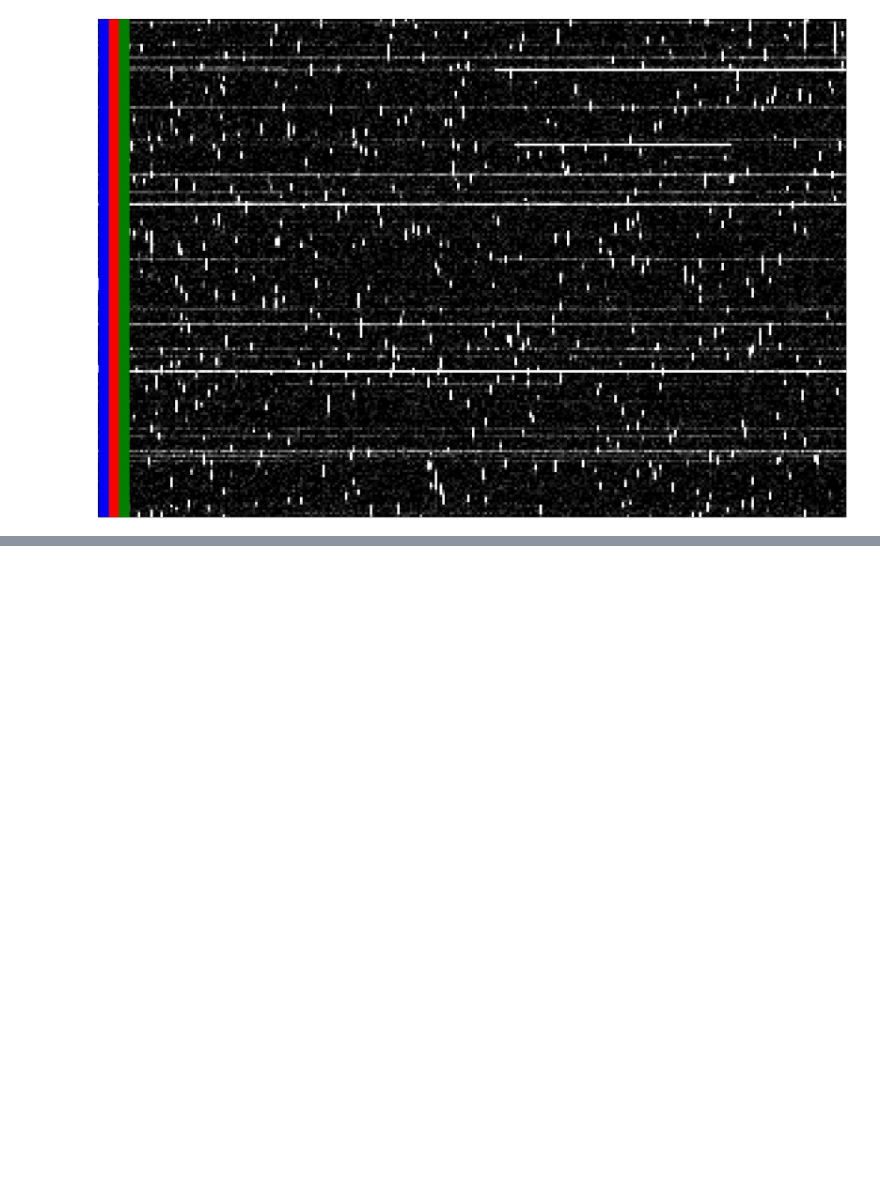
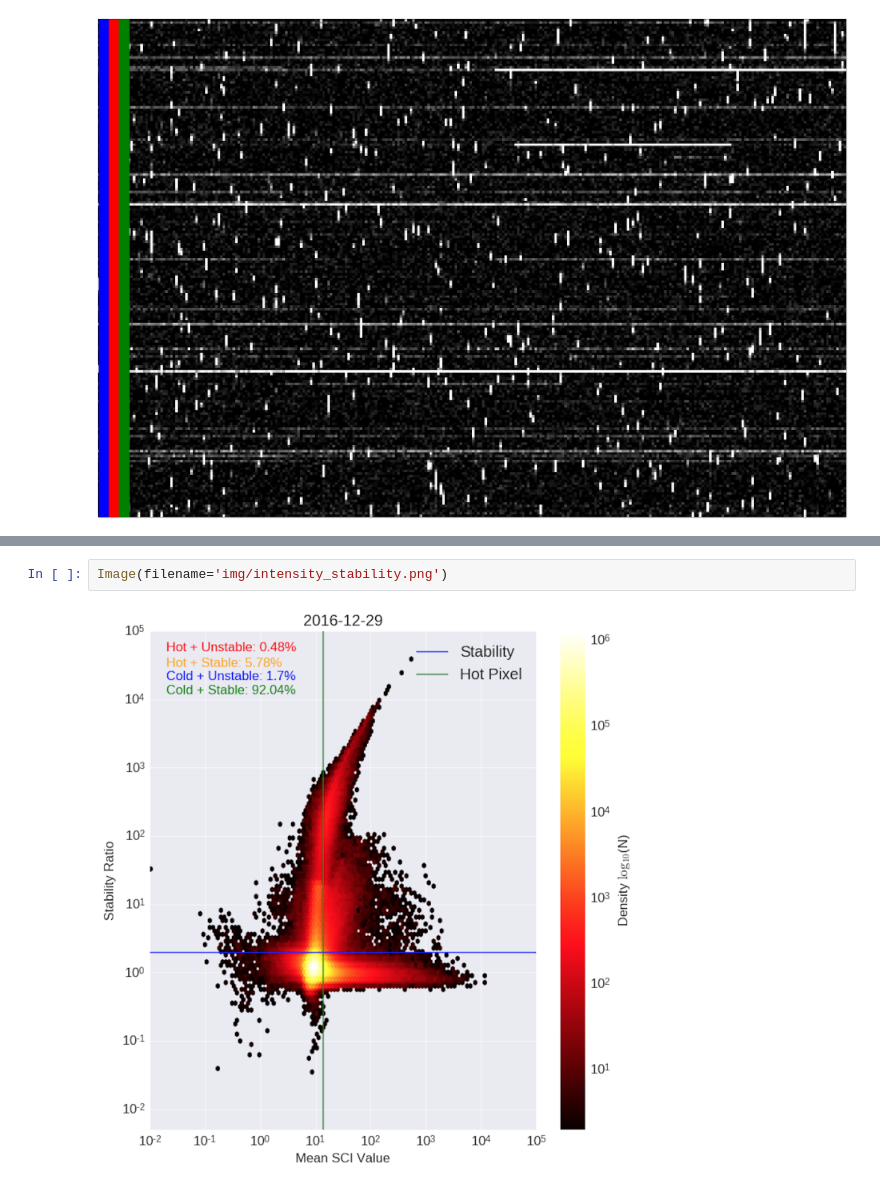
Before and after one commit to bourque/AAS-2017-Austin, a Jupyter notebook: create_figures.ipynb, the cells around one changed output, grey strips where cells are left out. Cells and saved outputs as stored; diff of their text form; blank space fills up the shorter version.

```diff
--- a/create_figures.ipynb
+++ b/create_figures.ipynb
@@ -220,0 +223,4 @@ plt.show()
+# %%
+Image(filename='img/intensity_stability.png')
+# %% [output]
+[figure, added]
```
Also changed, not shown: parts of 7 cells of this notebook, 3 other files.
